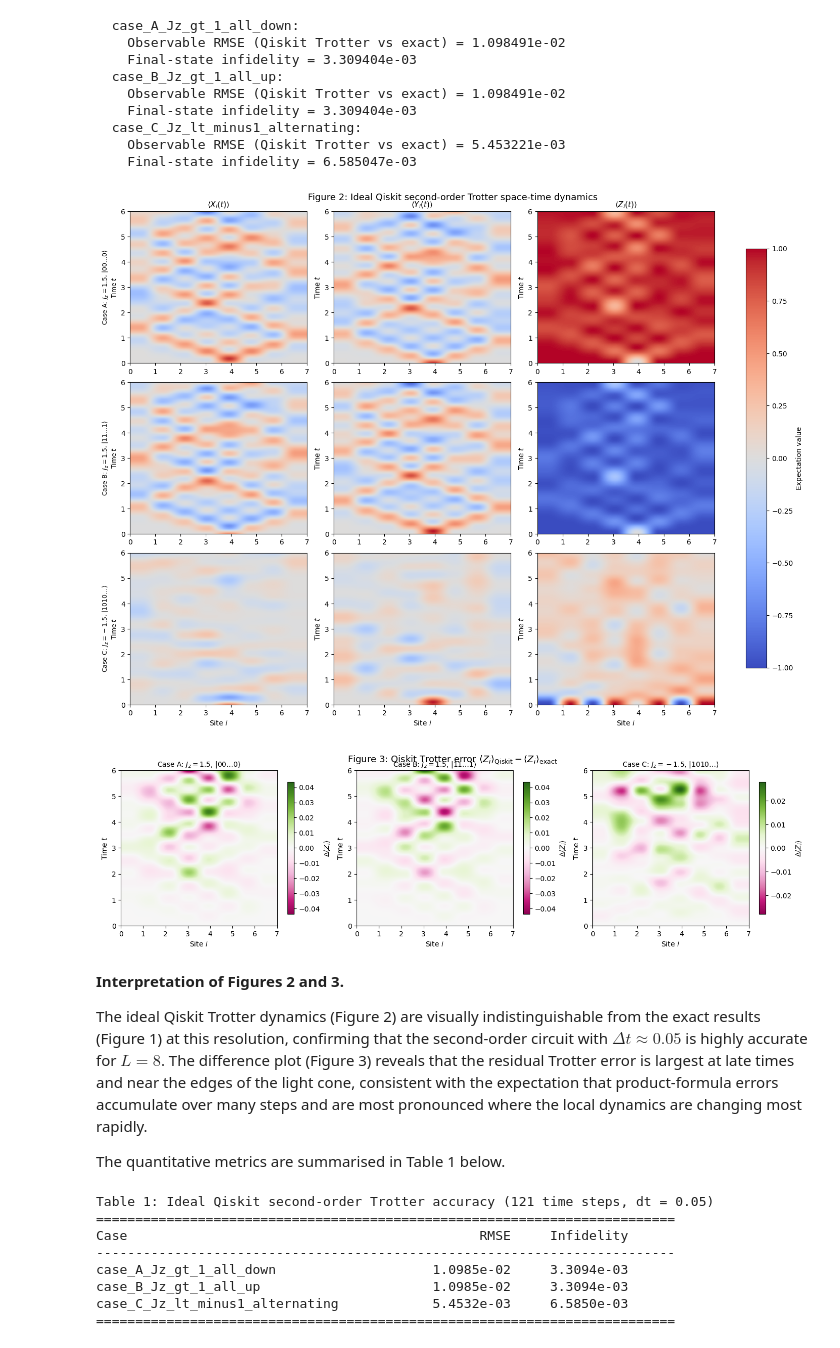
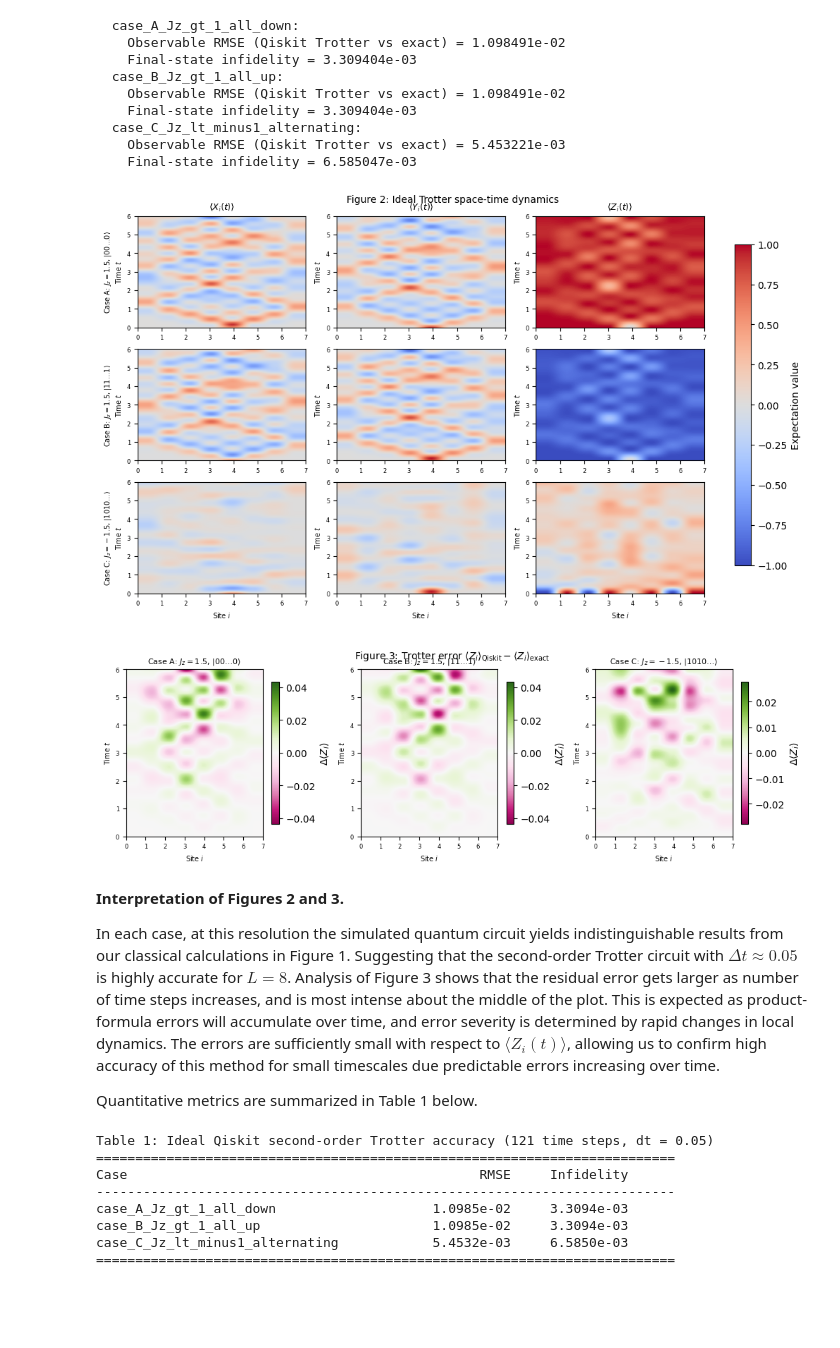
Before and after one commit to ueeseer/TimeEvolutionQuantComputing, a Jupyter notebook: final_report_with_qiskit.ipynb, the cells around one changed output. Drawn from its saved outputs; the diff is of its cells as text; code cells hidden in the pictures; blank space fills up the shorter version.

```diff
--- a/final_report_with_qiskit.ipynb
+++ b/final_report_with_qiskit.ipynb
@@ -839,63 +553,19 @@ for case in cases:
     Observable RMSE (Qiskit Trotter vs exact) = 5.453221e-03
     Final-state infidelity = 6.585047e-03
 # %%
-fig, axes = plt.subplots(3, 3, figsize=(14, 10.5), constrained_layout=True)
-
-for row, case in enumerate(cases):
-    obs = qiskit_results[case['name']]['obs']
-    for col in range(3):
-        ax = axes[row, col]
-        im = ax.imshow(
-            obs[col], origin='lower', aspect='auto',
-            vmin=-1.0, vmax=1.0, cmap='coolwarm',
-            extent=[0, L - 1, times[0], times[-1]],
-        )
-        if row == 0:
-            ax.set_title(obs_labels[col], fontsize=11)
-        if row == 2:
-            ax.set_xlabel('Site $i$')
-        if col == 0:
-            ax.set_ylabel(f'{case_labels[row]}\nTime $t$', fontsize=9)
-        else:
-            ax.set_ylabel('Time $t$')
-
-fig.colorbar(im, ax=axes, shrink=0.85, label='Expectation value')
-fig.suptitle('Figure 2: Ideal Qiskit second-order Trotter space-time dynamics', fontsize=13, y=1.01)
-plt.show()
+plot_figure2_ideal_trotter_spacetime(qiskit_results, cases, times)
 # %% [output]
-[figure, old version]
+[figure, new version]
 # %%
-fig, axes = plt.subplots(1, 3, figsize=(14, 3.8), constrained_layout=True)
-
-for idx, case in enumerate(cases):
-    diff = qiskit_results[case['name']]['obs'][2] - exact_results[case['name']]['obs'][2]
-    vmax = max(np.max(np.abs(diff)), 1e-12)
-    ax = axes[idx]
-    im = ax.imshow(
-        diff, origin='lower', aspect='auto',
-        vmin=-vmax, vmax=vmax, cmap='PiYG',
-        extent=[0, L - 1, times[0], times[-1]],
-    )
-    ax.set_title(case_labels[idx], fontsize=10)
-    ax.set_xlabel('Site $i$')
-    ax.set_ylabel('Time $t$')
-    fig.colorbar(im, ax=ax, shrink=0.85, label=r'$\Delta\langle Z_i\rangle$')
-
-fig.suptitle(r'Figure 3: Qiskit Trotter error $\langle Z_i\rangle_{\mathrm{Qiskit}} - \langle Z_i\rangle_{\mathrm{exact}}$', fontsize=13, y=1.02)
-plt.show()
+plot_figure3_trotter_error(qiskit_results, exact_results, cases, times)
 # %% [output]
-[figure, old version]
+[figure, new version]
 # %% [markdown]
 **Interpretation of Figures 2 and 3.**
 
-The ideal Qiskit Trotter dynamics (Figure 2) are visually indistinguishable from the exact
-results (Figure 1) at this resolution, confirming that the second-order circuit with
-$\Delta t \approx 0.05$ is highly accurate for $L = 8$. The difference plot (Figure 3)
-reveals that the residual Trotter error is largest at late times and near the edges of the
-light cone, consistent with the expectation that product-formula errors accumulate over many
-steps and are most pronounced where the local dynamics are changing most rapidly.
+In each case, at this resolution the simulated quantum circuit yields indistinguishable results from our classical calculations in Figure 1. Suggesting that the second-order Trotter circuit with $\Delta t \approx 0.05$ is highly accurate for $L = 8$.  Analysis of Figure 3 shows that the residual error gets larger as number of time steps increases, and is most intense about the middle of the plot. This is expected as product-formula errors will accumulate over time, and error severity is determined by rapid changes in local dynamics. The errors are sufficiently small with respect to $\langle Z_i(t)\rangle$, allowing us to confirm high accuracy of this method for small timescales due predictable errors increasing over time.
 
-The quantitative metrics are summarised in Table 1 below.
+Quantitative metrics are summarized in Table 1 below.
 # %%
 print('Table 1: Ideal Qiskit second-order Trotter accuracy (121 time steps, dt = 0.05)')
 print('=' * 74)
```
Also changed, not shown: parts of 34 cells of this notebook.
